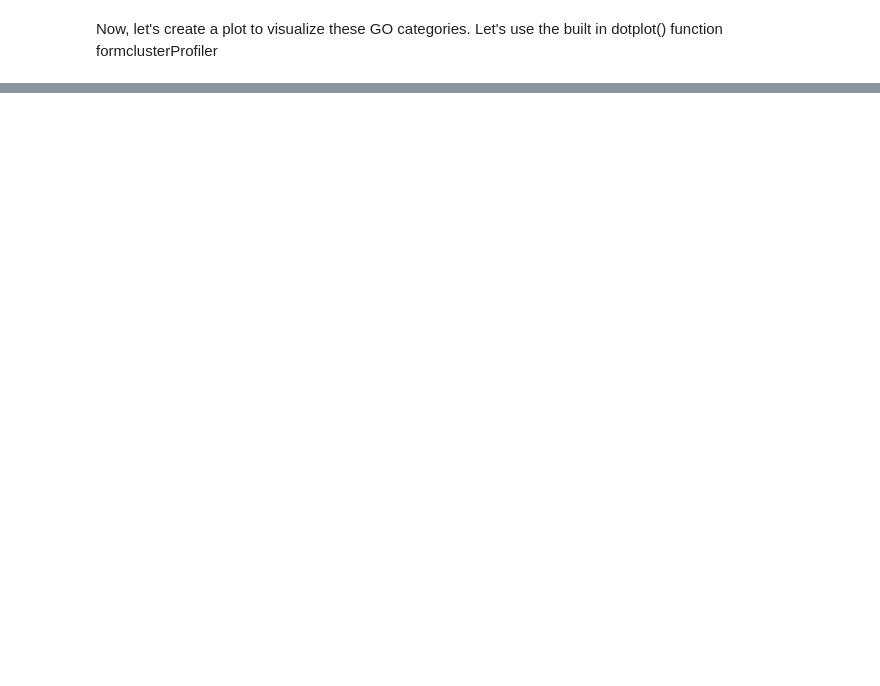
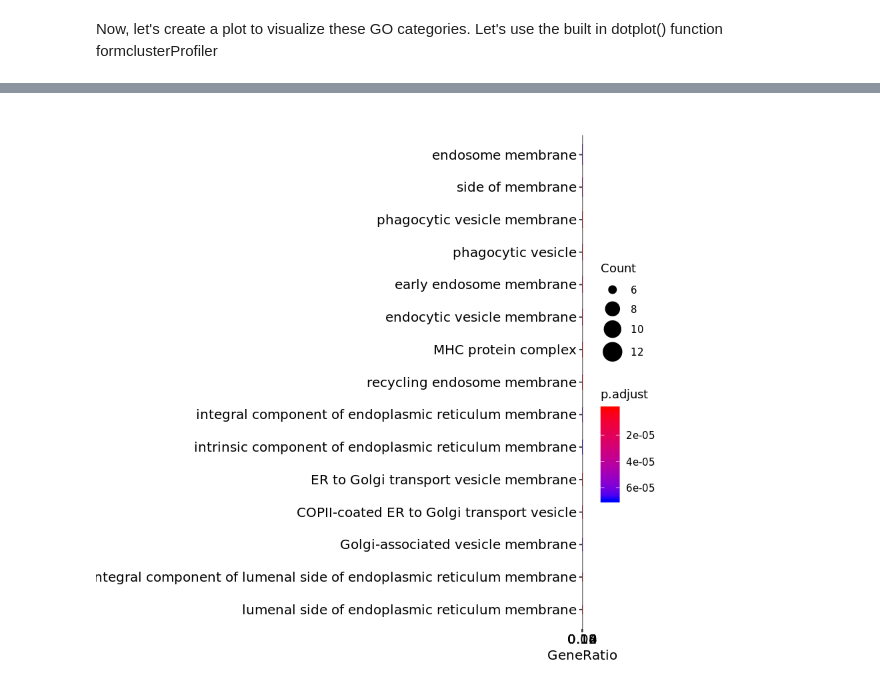
Before and after one commit to turoger/Applied-Bioinformatics-HW, a Jupyter notebook: Unit2-RNAseq/3.8_Enrichment_Analysis_2.ipynb, the cells around one changed output, grey strips where cells are left out. Drawn from its saved outputs; the diff is of its cells as text; code cells hidden in the pictures; blank space fills up the shorter version.

```diff
--- a/Unit2-RNAseq/3.8_Enrichment_Analysis_2.ipynb
+++ b/Unit2-RNAseq/3.8_Enrichment_Analysis_2.ipynb
@@ -341,0 +415,11 @@ dotplot(ego, showCategory=10)
+# %%
+ego.up.CC <- enrichGO(gene = rownames(resFilteredSorted.diff.up),
+                universe = rownames(resFilteredSorted),
+                OrgDb = org.Hs.eg.db,
+                keyType = "ENSEMBL",
+                ont = "CC",
+                pAdjustMethod = "BH",
+                pvalueCutoff  = 0.01,
+                qvalueCutoff  = 0.05,
+               maxGSSize = 5000,
+               minGSSize = 10)
@@ -341,0 +436,4 @@ dotplot(ego, showCategory=10)
+# %%
+dotplot(ego.up.CC, showCategory=15)
+# %% [output]
+[figure, added]
```
Also changed, not shown: parts of 23 cells of this notebook, 7 other files.
